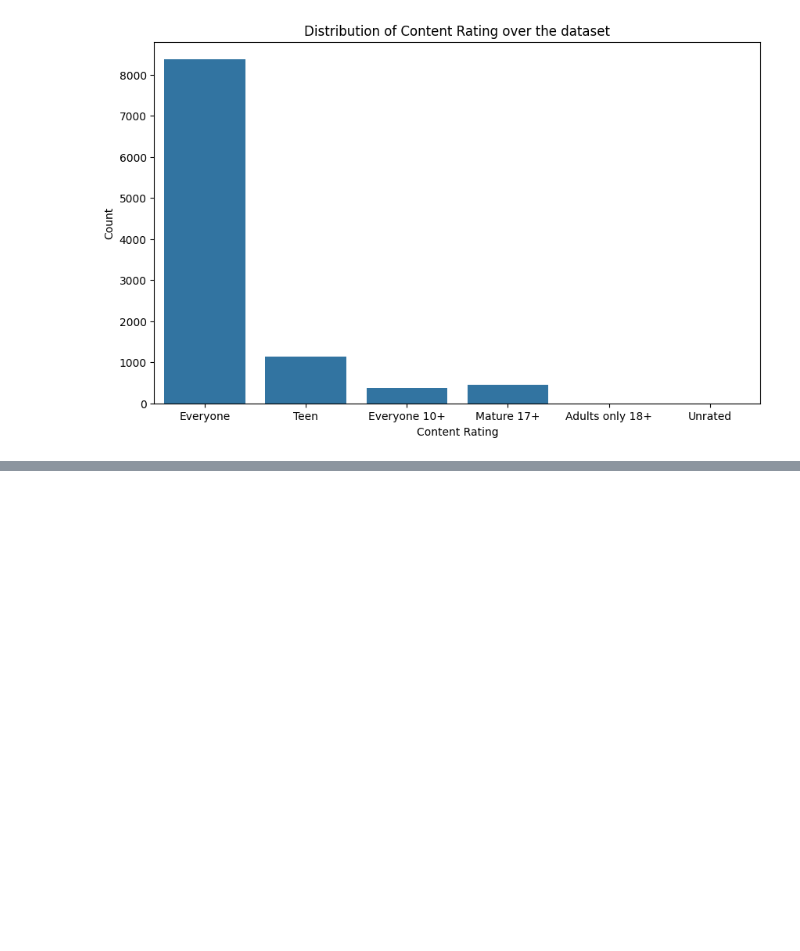
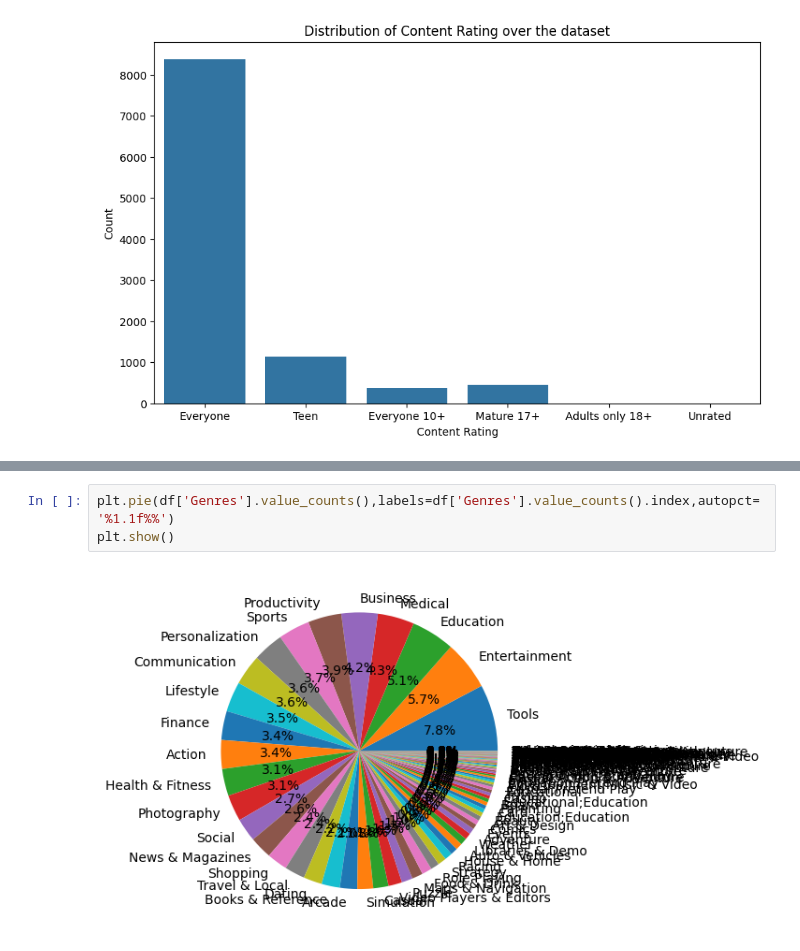
Before and after one commit to Ans365332/6may-file-example, a Jupyter notebook: EDA_2.ipynb, the cells around one changed output, grey strips where cells are left out. Saved outputs shown, nothing was run; the diff lists cells and outputs as text; blank space fills up the shorter version.

```diff
--- a/EDA_2.ipynb
+++ b/EDA_2.ipynb
@@ -297,0 +306,5 @@ plt.show()
+# %%
+plt.pie(df['Genres'].value_counts(),labels=df['Genres'].value_counts().index,autopct='%1.1f%%')
+plt.show()
+# %% [output]
+[figure, added]
```
Also changed, not shown: parts of 11 cells of this notebook.
